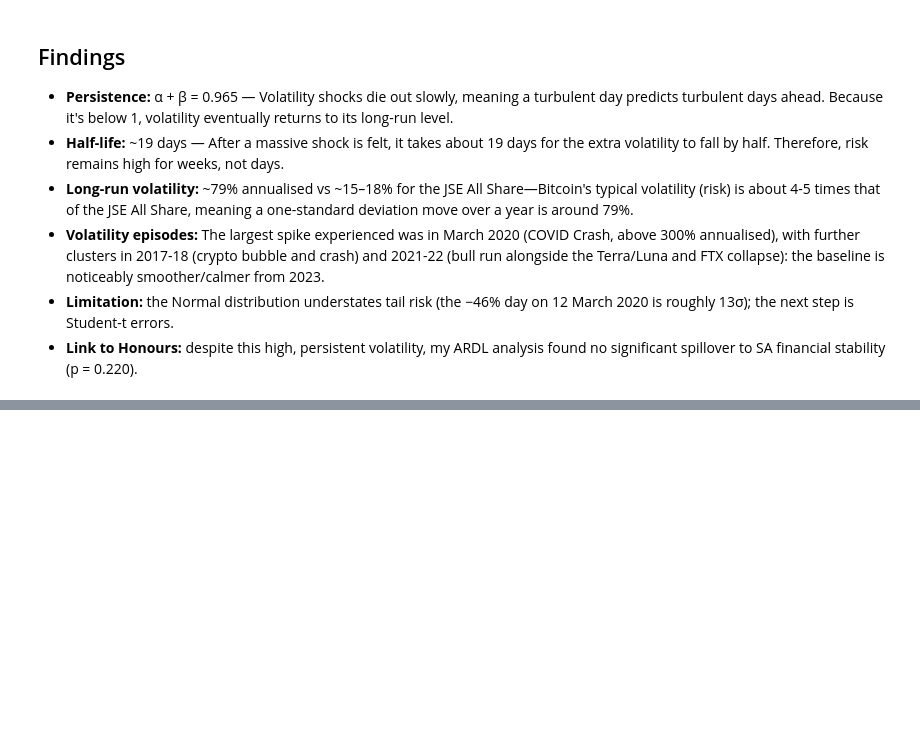
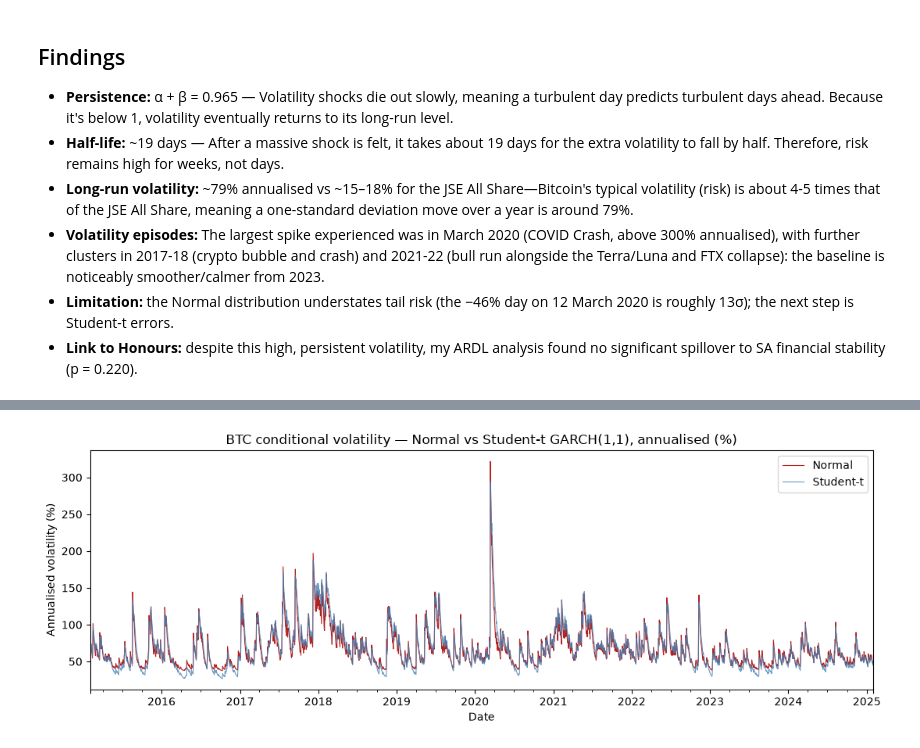
Before and after one commit to masibongefaku/garch-volatility-replication, a Jupyter notebook: notebooks/01_btc_garch.ipynb, the cells around one changed output, grey strips where cells are left out. Drawn from its saved outputs; the diff is of its cells as text; code cells hidden in the pictures; blank space fills up the shorter version.

Commit message:
Add Student-t GARCH(1,1): fat tails (nu=3.17), persistence ~1, AIC -953 vs Normal

```diff
--- a/notebooks/01_btc_garch.ipynb
+++ b/notebooks/01_btc_garch.ipynb
@@ -114,0 +119,4 @@ plt.show()
+# %%
+model_t = arch_model(returns, mean="Constant", vol="GARCH", p=1, q=1, dist="t")
+res_t = model_t.fit(disp="off")
+print(res_t.summary())
@@ -114,0 +166,12 @@ plt.show()
+# %%
+fig, ax = plt.subplots(figsize=(11, 4))
+(res.conditional_volatility * np.sqrt(365)).plot(ax=ax, lw=0.8, label="Normal", color="firebrick")
+(res_t.conditional_volatility * np.sqrt(365)).plot(ax=ax, lw=0.8, label="Student-t", color="steelblue", alpha=0.8)
+ax.set_title("BTC conditional volatility — Normal vs Student-t GARCH(1,1), annualised (%)")
+ax.set_ylabel("Annualised volatility (%)")
+ax.legend()
+plt.tight_layout()
+plt.savefig("../figures/btc_garch_normal_vs_t.png", dpi=150)
+plt.show()
+# %% [output]
+[figure, added]
```
Also changed, not shown: parts of 5 cells of this notebook, 2 other files.
